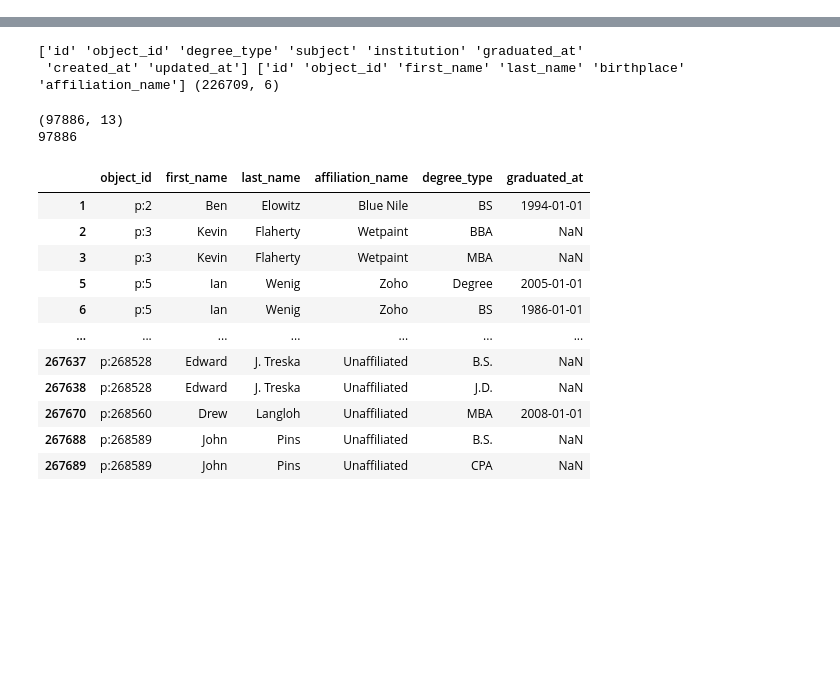
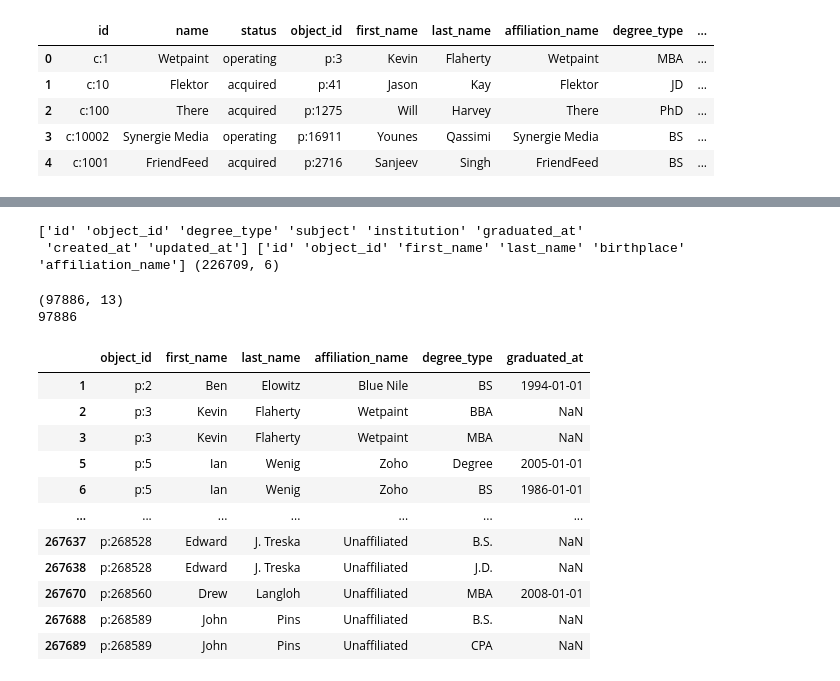
Before and after one commit to bhavya-kashyap/StartupSuccessPrediction, a Jupyter notebook: Project1EDA.ipynb, the cells around one changed output, grey strips where cells are left out. Drawn from its saved outputs; the diff is of its cells as text; code cells hidden in the pictures; blank space fills up the shorter version.

```diff
--- a/Project1EDA.ipynb
+++ b/Project1EDA.ipynb
@@ -13,0 +30,9 @@ people = pd.read_csv('people.csv')
+# %%
+ed.head()
+# %% [output]
+|  | id | name | status | object_id | first_name | last_name | affiliation_name | degree_type | ... |
+| 0 | c:1 | Wetpaint | operating | p:3 | Kevin | Flaherty | Wetpaint | MBA | ... |
+| 1 | c:10 | Flektor | acquired | p:41 | Jason | Kay | Flektor | JD | ... |
+| 2 | c:100 | There | acquired | p:1275 | Will | Harvey | There | PhD | ... |
+| 3 | c:10002 | Synergie Media | operating | p:16911 | Younes | Qassimi | Synergie Media | BS | ... |
+| 4 | c:1001 | FriendFeed | acquired | p:2716 | Sanjeev | Singh | FriendFeed | BS | ... |
```
Also changed, not shown: parts of 11 cells of this notebook.
